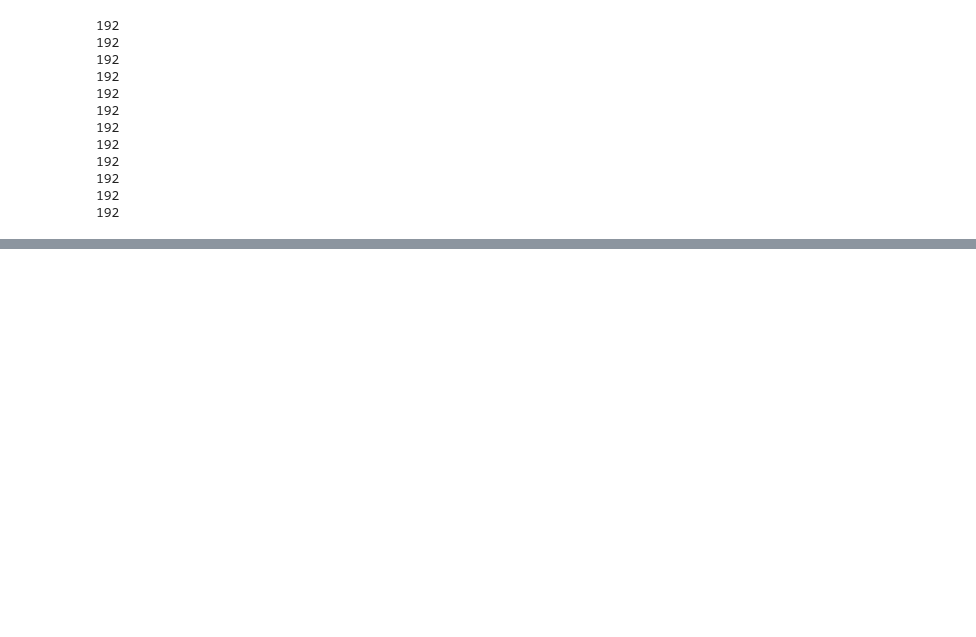
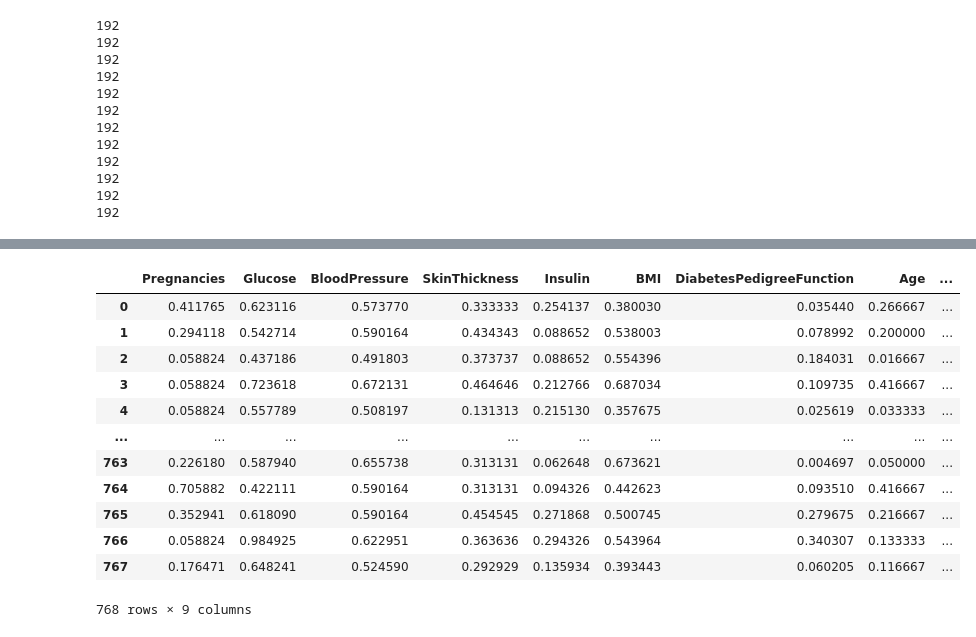
Before and after one commit to Sa2a/Ml_GA3_Clustering, a Jupyter notebook: KNN VS LR analysis.ipynb, the cells around one changed output, grey strips where cells are left out. Drawn from its saved outputs; the diff is of its cells as text; code cells hidden in the pictures; blank space fills up the shorter version.

```diff
--- a/KNN VS LR analysis.ipynb
+++ b/KNN VS LR analysis.ipynb
@@ -457,0 +466,16 @@ plt.show
+# %%
+df
+# %% [output]
+|  | Pregnancies | Glucose | BloodPressure | SkinThickness | Insulin | BMI | DiabetesPedigreeFunction | Age | ... |
+| 0 | 0.411765 | 0.623116 | 0.573770 | 0.333333 | 0.254137 | 0.380030 | 0.035440 | 0.266667 | ... |
+| 1 | 0.294118 | 0.542714 | 0.590164 | 0.434343 | 0.088652 | 0.538003 | 0.078992 | 0.200000 | ... |
+| 2 | 0.058824 | 0.437186 | 0.491803 | 0.373737 | 0.088652 | 0.554396 | 0.184031 | 0.016667 | ... |
+| 3 | 0.058824 | 0.723618 | 0.672131 | 0.464646 | 0.212766 | 0.687034 | 0.109735 | 0.416667 | ... |
+| 4 | 0.058824 | 0.557789 | 0.508197 | 0.131313 | 0.215130 | 0.357675 | 0.025619 | 0.033333 | ... |
+| ... | ... | ... | ... | ... | ... | ... | ... | ... | ... |
+| 763 | 0.226180 | 0.587940 | 0.655738 | 0.313131 | 0.062648 | 0.673621 | 0.004697 | 0.050000 | ... |
+| 764 | 0.705882 | 0.422111 | 0.590164 | 0.313131 | 0.094326 | 0.442623 | 0.093510 | 0.416667 | ... |
+| 765 | 0.352941 | 0.618090 | 0.590164 | 0.454545 | 0.271868 | 0.500745 | 0.279675 | 0.216667 | ... |
+| 766 | 0.058824 | 0.984925 | 0.622951 | 0.363636 | 0.294326 | 0.543964 | 0.340307 | 0.133333 | ... |
+| 767 | 0.176471 | 0.648241 | 0.524590 | 0.292929 | 0.135934 | 0.393443 | 0.060205 | 0.116667 | ... |
+768 rows × 9 columns
```
Also changed, not shown: parts of 18 cells of this notebook.
